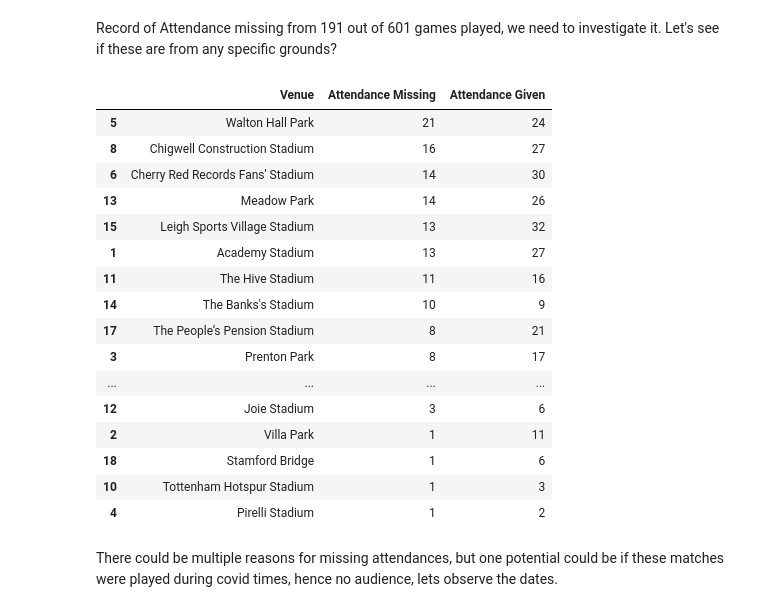
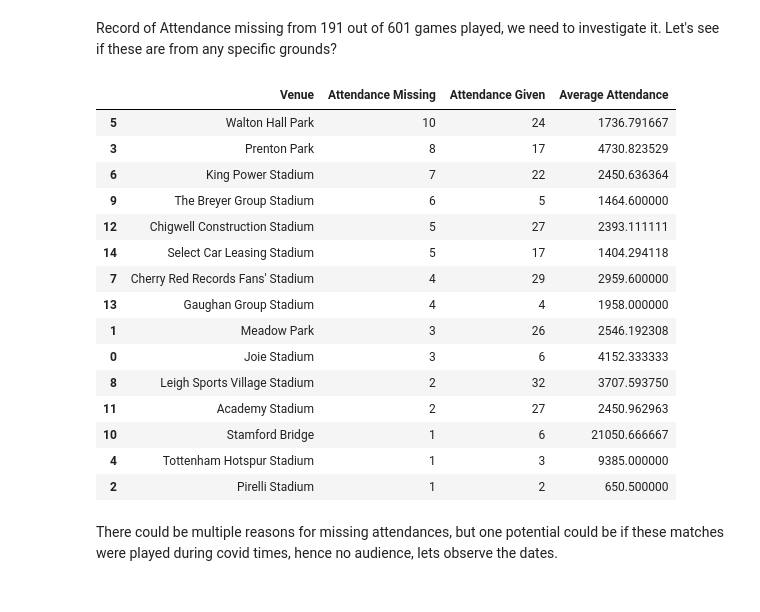
Before and after one commit to tahabinzafar/Data-Task---Portas, a Jupyter notebook: analysis.ipynb, the cells around one changed output. Saved outputs shown, nothing was run; the diff lists cells and outputs as text; code cells hidden in the pictures.

```diff
--- a/analysis.ipynb
+++ b/analysis.ipynb
@@ -6,7 +6,7 @@ import numpy as np
 # %% [markdown]
 # Load Data and perform EDA
 # %%
-df = pd.read_csv('match_results.csv')
+df = pd.read_csv('Data/match_results.csv')
 # %% [markdown]
 ## **Description of the data**
 
@@ -61,9 +61,6 @@ We will look for following metrics in each Column:
 4. Missing Values
 5. Data Type Check
 # %%
-# Load Data
-df = pd.read_csv('match_results.csv')
-
 # Displays Column Wise Summary Statistics
 def column_summary(df):
     summary_data = []
@@ -161,40 +144,41 @@ column_summary(df_played)
 # %% [markdown]
 Record of Attendance missing from 191 out of 601 games played, we need to investigate it. Let's see if these are from any specific grounds?
 # %%
-venues_missing_attendance = df_played[df_played['attendance'].isna()]['venue'].unique()
-venues_with_attendance = df_played[df_played['attendance'].notna()]['venue'].unique()
+venues_missing_attendance = df_played[(df_played['attendance'].isna()) & (df_played['season_end_year']!=2021)]['venue'].unique()
+venues_with_attendance = df_played[(df_played['attendance'].notna()) & (df_played['season_end_year']!=2021)]['venue'].unique()
 common_venues = set(venues_missing_attendance) & set(venues_with_attendance)
 
 common_venues_data = []
 for venue in common_venues:
-    missing_count = len(df_played[(df_played['venue'] == venue) & (df_played['attendance'].isna())])
-    given_count = len(df_played[(df_played['venue'] == venue) & (df_played['attendance'].notna())])
-    common_venues_data.append({'Venue': venue, 'Attendance Missing': missing_count, 'Attendance Given': given_count})
+  missing_count = len(df_played[(df_played['venue'] == venue) & (df_played['attendance'].isna()) & (df_played['season_end_year']!=2021)])
+  given_count = len(df_played[(df_played['venue'] == venue) & (df_played['attendance'].notna()) & (df_played['season_end_year']!=2021)])
+  # Calculate average attendance for venues with attendance data (filter and then calculate mean)
+  average_attendance = df_played[df_played['venue'] == venue]['attendance'].mean() if given_count > 0 else None
+  common_venues_data.append({'Venue': venue, 'Attendance Missing': missing_count, 'Attendance Given': given_count, 'Average Attendance': average_attendance})
 
 common_venues_df = pd.DataFrame(common_venues_data)
 
 # Sorting the DataFrame by 'Attendance Missing' and then by 'Attendance Given' in descending order
 common_venues_df.sort_values(by=['Attendance Missing', 'Attendance Given'], ascending=False, inplace=True)
 
-common_venues_df
+display(common_venues_df)
 # %% [output]
-|  | Venue | Attendance Missing | Attendance Given |
-| 5 | Walton Hall Park | 21 | 24 |
-| 8 | Chigwell Construction Stadium | 16 | 27 |
-| 6 | Cherry Red Records Fans' Stadium | 14 | 30 |
-| 13 | Meadow Park | 14 | 26 |
-| 15 | Leigh Sports Village Stadium | 13 | 32 |
-| 1 | Academy Stadium | 13 | 27 |
-| 11 | The Hive Stadium | 11 | 16 |
-| 14 | The Banks's Stadium | 10 | 9 |
-| 17 | The People’s Pension Stadium | 8 | 21 |
-| 3 | Prenton Park | 8 | 17 |
-| ... | ... | ... | ... |
-| 12 | Joie Stadium | 3 | 6 |
-| 2 | Villa Park | 1 | 11 |
-| 18 | Stamford Bridge | 1 | 6 |
-| 10 | Tottenham Hotspur Stadium | 1 | 3 |
-| 4 | Pirelli Stadium | 1 | 2 |
+|  | Venue | Attendance Missing | Attendance Given | Average Attendance |
+| 5 | Walton Hall Park | 10 | 24 | 1736.791667 |
+| 3 | Prenton Park | 8 | 17 | 4730.823529 |
+| 6 | King Power Stadium | 7 | 22 | 2450.636364 |
+| 9 | The Breyer Group Stadium | 6 | 5 | 1464.600000 |
+| 12 | Chigwell Construction Stadium | 5 | 27 | 2393.111111 |
+| 14 | Select Car Leasing Stadium | 5 | 17 | 1404.294118 |
+| 7 | Cherry Red Records Fans' Stadium | 4 | 29 | 2959.600000 |
+| 13 | Gaughan Group Stadium | 4 | 4 | 1958.000000 |
+| 1 | Meadow Park | 3 | 26 | 2546.192308 |
+| 0 | Joie Stadium | 3 | 6 | 4152.333333 |
+| 8 | Leigh Sports Village Stadium | 2 | 32 | 3707.593750 |
+| 11 | Academy Stadium | 2 | 27 | 2450.962963 |
+| 10 | Stamford Bridge | 1 | 6 | 21050.666667 |
+| 4 | Tottenham Hotspur Stadium | 1 | 3 | 9385.000000 |
+| 2 | Pirelli Stadium | 1 | 2 | 650.500000 |
 # %% [markdown]
 There could be multiple reasons for missing attendances, but one potential could be if these matches were played during covid times, hence no audience, lets observe the dates.
 # %%
```
Also changed, not shown: parts of 3 cells of this notebook, 8 other files.
